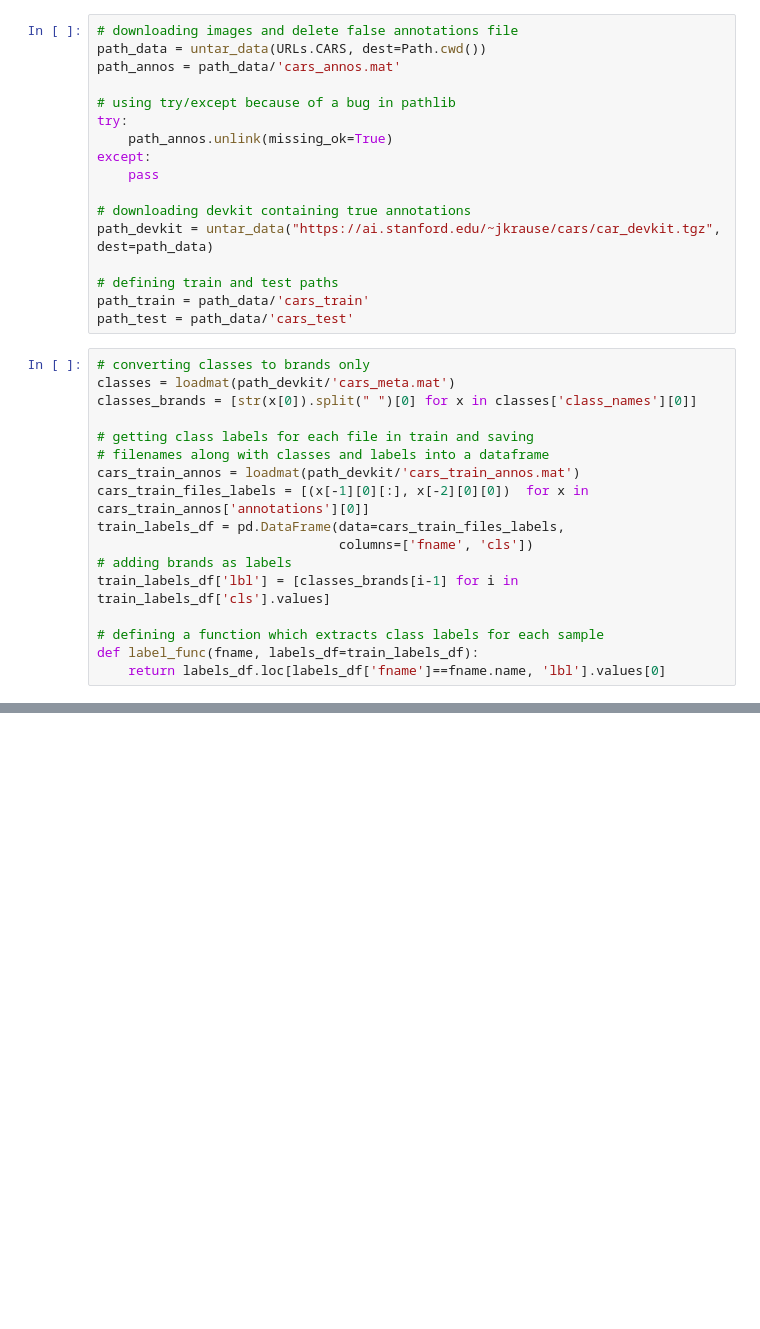
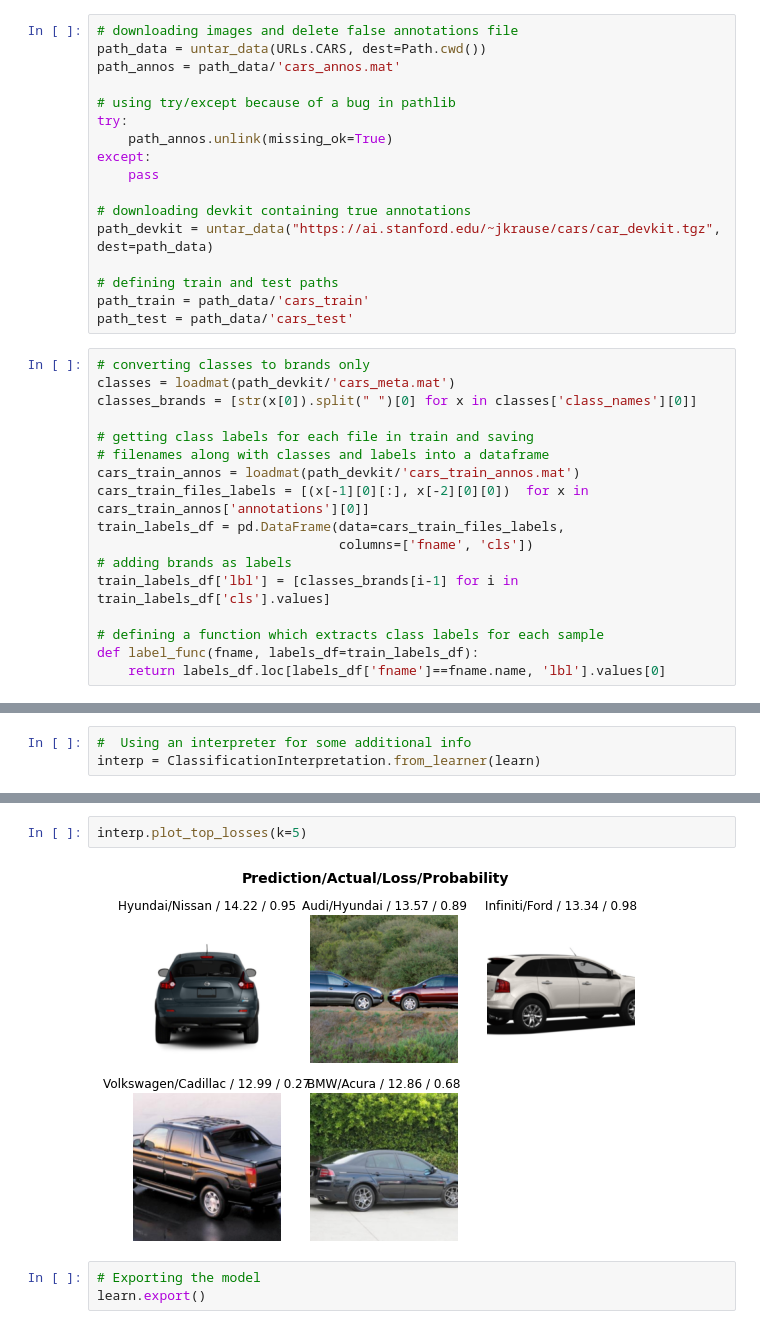
Before and after one commit to ilbagov/simple-car-classifier, a Jupyter notebook: classifier.ipynb, the cells around one changed output, grey strips where cells are left out. Drawn from its saved outputs; the diff is of its cells as text; blank space fills up the shorter version.

```diff
--- a/classifier.ipynb
+++ b/classifier.ipynb
@@ -56,0 +87,3 @@ learn = cnn_learner(dls, resnet34, metrics=error_rate)
+# %%
+#  Using an interpreter for some additional info
+interp = ClassificationInterpretation.from_learner(learn)
@@ -56,0 +112,7 @@ learn = cnn_learner(dls, resnet34, metrics=error_rate)
+# %%
+interp.plot_top_losses(k=5)
+# %% [output]
+[figure, added]
+# %%
+# Exporting the model
+learn.export()
```
Also changed, not shown: parts of 8 cells of this notebook, 4 other files.
